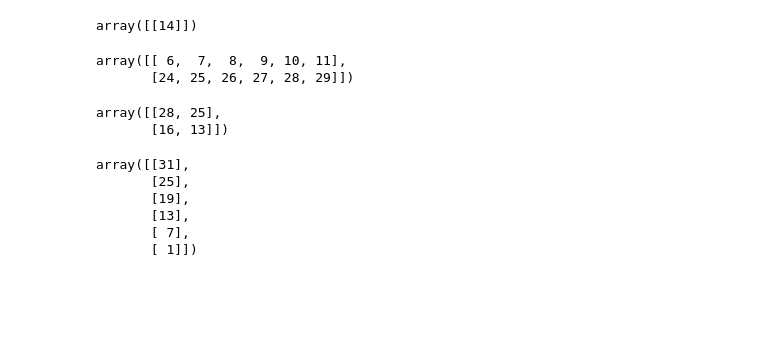
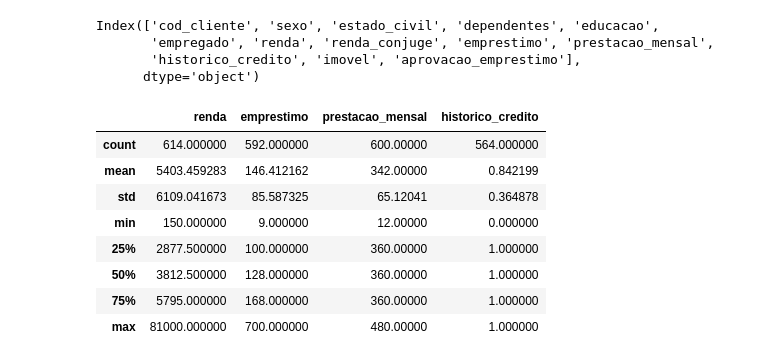
Before and after one commit to sonam2006-sandanshiv/microsoft-workshop, a Jupyter notebook: 12_08_26.ipynb, the cells around one changed output. Cells and saved outputs as stored; diff of their text form; code cells hidden in the pictures; blank space fills up the shorter version.

```diff
--- a/12_08_26.ipynb
+++ b/12_08_26.ipynb
@@ -82,23 +57,19 @@ array([[ 0,  1,  2,  3,  4,  5],
-# %%
-a2[2:-3,2:-3]
-# %% [output]
-array([[14]])
-# %%
-a2[1::3] #for 2 rows 3 #skipping with reversing we will wirte in - y
-# %% [output]
-array([[ 6,  7,  8,  9, 10, 11],
-       [24, 25, 26, 27, 28, 29]])
-# %%
-a2[-2:1:-2,-2:0:-3]
-# %% [output]
-array([[28, 25],
-       [16, 13]])
-# %%
-a2[::-1,1:0:-1]
-# %% [output]
-array([[31],
-       [25],
-       [19],
-       [13],
-       [ 7],
-       [ 1]])
+# %%
+df.columns
+# %% [output]
+Index(['cod_cliente', 'sexo', 'estado_civil', 'dependentes', 'educacao',
+       'empregado', 'renda', 'renda_conjuge', 'emprestimo', 'prestacao_mensal',
+       'historico_credito', 'imovel', 'aprovacao_emprestimo'],
+      dtype='object')
+# %%
+df.describe() #gives num val
+# %% [output]
+|  | renda | emprestimo | prestacao_mensal | historico_credito |
+| count | 614.000000 | 592.000000 | 600.00000 | 564.000000 |
+| mean | 5403.459283 | 146.412162 | 342.00000 | 0.842199 |
+| std | 6109.041673 | 85.587325 | 65.12041 | 0.364878 |
+| min | 150.000000 | 9.000000 | 12.00000 | 0.000000 |
+| 25% | 2877.500000 | 100.000000 | 360.00000 | 1.000000 |
+| 50% | 3812.500000 | 128.000000 | 360.00000 | 1.000000 |
+| 75% | 5795.000000 | 168.000000 | 360.00000 | 1.000000 |
+| max | 81000.000000 | 700.000000 | 480.00000 | 1.000000 |
```
Also changed, not shown: parts of 19 cells of this notebook.
